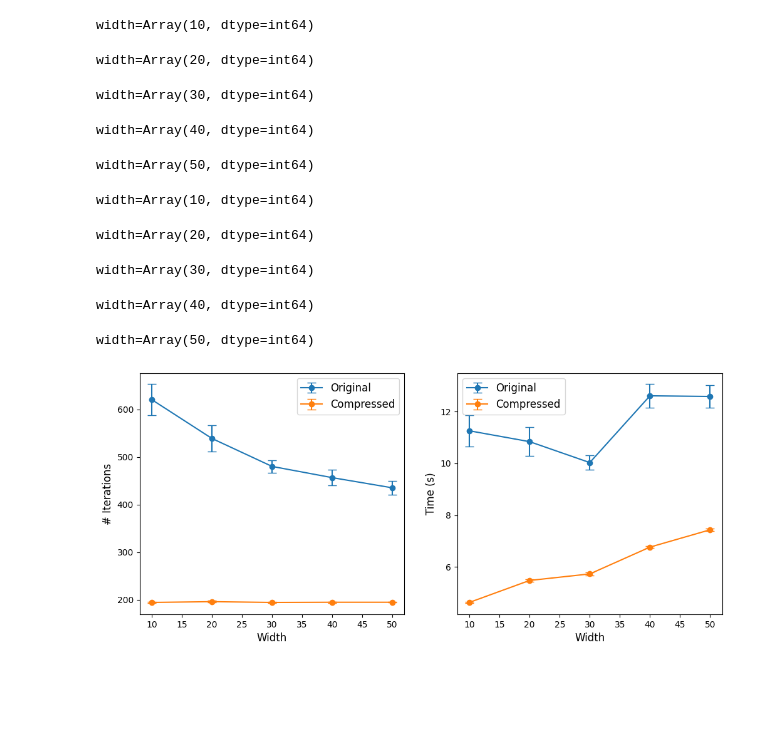
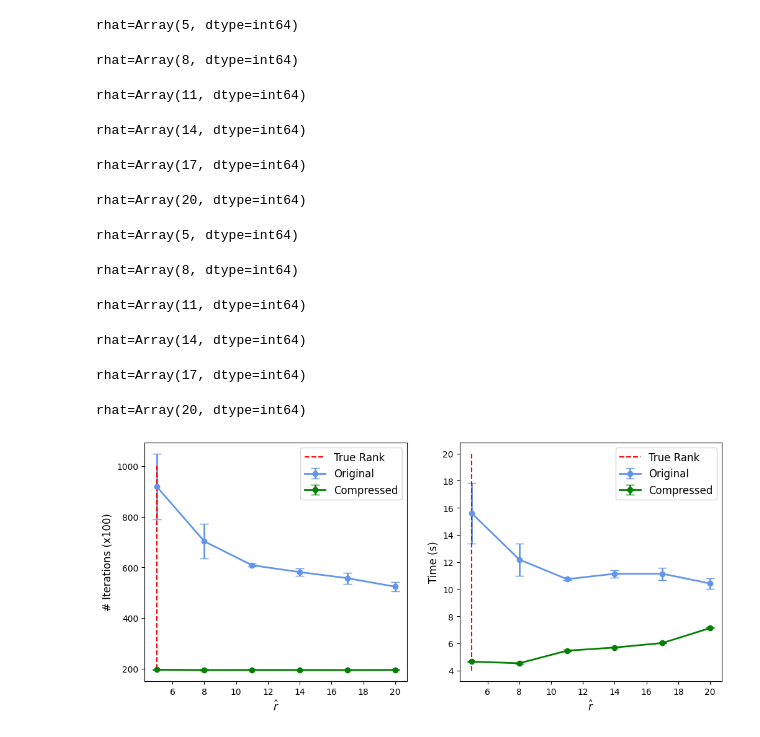
Before and after one commit to cjyaras/law-of-parsimony, a Jupyter notebook: fig_compare_iteration_time.ipynb, the cells around one changed output. Saved outputs shown, nothing was run; the diff lists cells and outputs as text; code cells hidden in the pictures; blank space fills up the shorter version.

```diff
--- a/fig_compare_iteration_time.ipynb
+++ b/fig_compare_iteration_time.ipynb
@@ -40,7 +40,7 @@ init_scale = 1e-3
 depth = 3
 step_size = 5e3
 
-widths = jnp.arange(10, 51, 10)
+rhats = jnp.arange(5, 21, 3)
 # %%
 original_test_loss_mean = []
 original_test_loss_std = []
@@ -49,8 +49,8 @@ original_num_iters_std = []
 original_times_mean = []
 original_times_std = []
 
-for width in widths:
-    print(f'{width=}')
+for rhat in rhats:
+    print(f'{rhat=}')
 
     test_losses = []
     num_iters = []
@@ -62,7 +62,7 @@ for width in widths:
             key=subkey,
             input_dim=input_dim,
             output_dim=output_dim,
-            width=width,
+            width=rhat,
             depth=depth,
             init_scale=init_scale
         )
@@ -91,11 +91,12 @@ for width in widths:
     original_times_mean.append(jnp.mean(times))
     original_times_std.append(jnp.std(times))
 # %% [output]
-width=Array(10, dtype=int64)
+rhat=Array(5, dtype=int64)
-width=Array(20, dtype=int64)
+rhat=Array(8, dtype=int64)
-width=Array(30, dtype=int64)
+rhat=Array(11, dtype=int64)
-width=Array(40, dtype=int64)
+rhat=Array(14, dtype=int64)
-width=Array(50, dtype=int64)
+rhat=Array(17, dtype=int64)
+rhat=Array(20, dtype=int64)
 # %%
 comp_test_loss_mean = []
 comp_test_loss_std = []
@@ -104,9 +105,8 @@ comp_num_iters_std = []
 comp_times_mean = []
 comp_times_std = []
 
-for width in widths:
-    print(f'{width=}')
-    rhat = width // 2
+for rhat in rhats:
+    print(f'{rhat=}')
     test_losses = []
     num_iters = []
     times = []
@@ -150,28 +150,29 @@ for width in widths:
     comp_times_mean.append(jnp.mean(times))
     comp_times_std.append(jnp.std(times))
 # %% [output]
-width=Array(10, dtype=int64)
+rhat=Array(5, dtype=int64)
-width=Array(20, dtype=int64)
+rhat=Array(8, dtype=int64)
-width=Array(30, dtype=int64)
+rhat=Array(11, dtype=int64)
-width=Array(40, dtype=int64)
+rhat=Array(14, dtype=int64)
-width=Array(50, dtype=int64)
+rhat=Array(17, dtype=int64)
+rhat=Array(20, dtype=int64)
 # %%
 fig, axes = plt.subplots(ncols=2, figsize=(12, 5))
 
-axes[0].errorbar(widths, original_num_iters_mean, yerr=original_num_iters_std, fmt='-o', capsize=5, label='Original')
-axes[0].errorbar(widths, comp_num_iters_mean, yerr=comp_num_iters_std, fmt='-o', capsize=5, label='Compressed')
-axes[0].set_xlabel('Width', fontsize=12)
-axes[0].set_ylabel('# Iterations', fontsize=12)
-# axes[0].vlines(x=10, ymin=min(three_layer_num_iters_mean), ymax=500, colors='r', linestyles='--', label='True Rank')
+axes[0].errorbar(rhats, original_num_iters_mean, yerr=original_num_iters_std, fmt='-o', c='cornflowerblue', linewidth=2, capsize=5, label='Original')
+axes[0].errorbar(rhats, comp_num_iters_mean, yerr=comp_num_iters_std, fmt='-o', c='green', linewidth=2, capsize=5, label='Compressed')
+axes[0].set_xlabel(r'$\hat{r}$', fontsize=12)
+axes[0].set_ylabel('# Iterations (x100)', fontsize=12)
+axes[0].vlines(x=5, ymin=200, ymax=1000, colors='r', linestyles='--', label='True Rank')
 axes[0].legend(fontsize=12)
 
-axes[1].errorbar(widths, original_times_mean, yerr=original_times_std, fmt='-o', capsize=5, label='Original')
-axes[1].errorbar(widths, comp_times_mean, yerr=comp_times_std, fmt='-o', capsize=5, label='Compressed')
-axes[1].set_xlabel('Width', fontsize=12)
+axes[1].errorbar(rhats, original_times_mean, yerr=original_times_std, fmt='-o', c='cornflowerblue', linewidth=2, capsize=5, label='Original')
+axes[1].errorbar(rhats, comp_times_mean, yerr=comp_times_std, fmt='-o', c='green', linewidth=2, capsize=5, label='Compressed')
+axes[1].set_xlabel(r'$\hat{r}$', fontsize=12)
 axes[1].set_ylabel('Time (s)', fontsize=12)
-# axes[1].vlines(x=10, ymin=min(three_layer_num_iters_mean), ymax=500, colors='r', linestyles='--', label='True Rank')
+axes[1].vlines(x=5, ymin=4, ymax=20, colors='r', linestyles='--', label='True Rank')
 axes[1].legend(fontsize=12)
 
 plt.savefig('figs/comp_iter_time.png', dpi=300, bbox_inches='tight')
 # %% [output]
-[figure, old version]
+[figure, new version]
```
Also changed, not shown: 1 other file.
